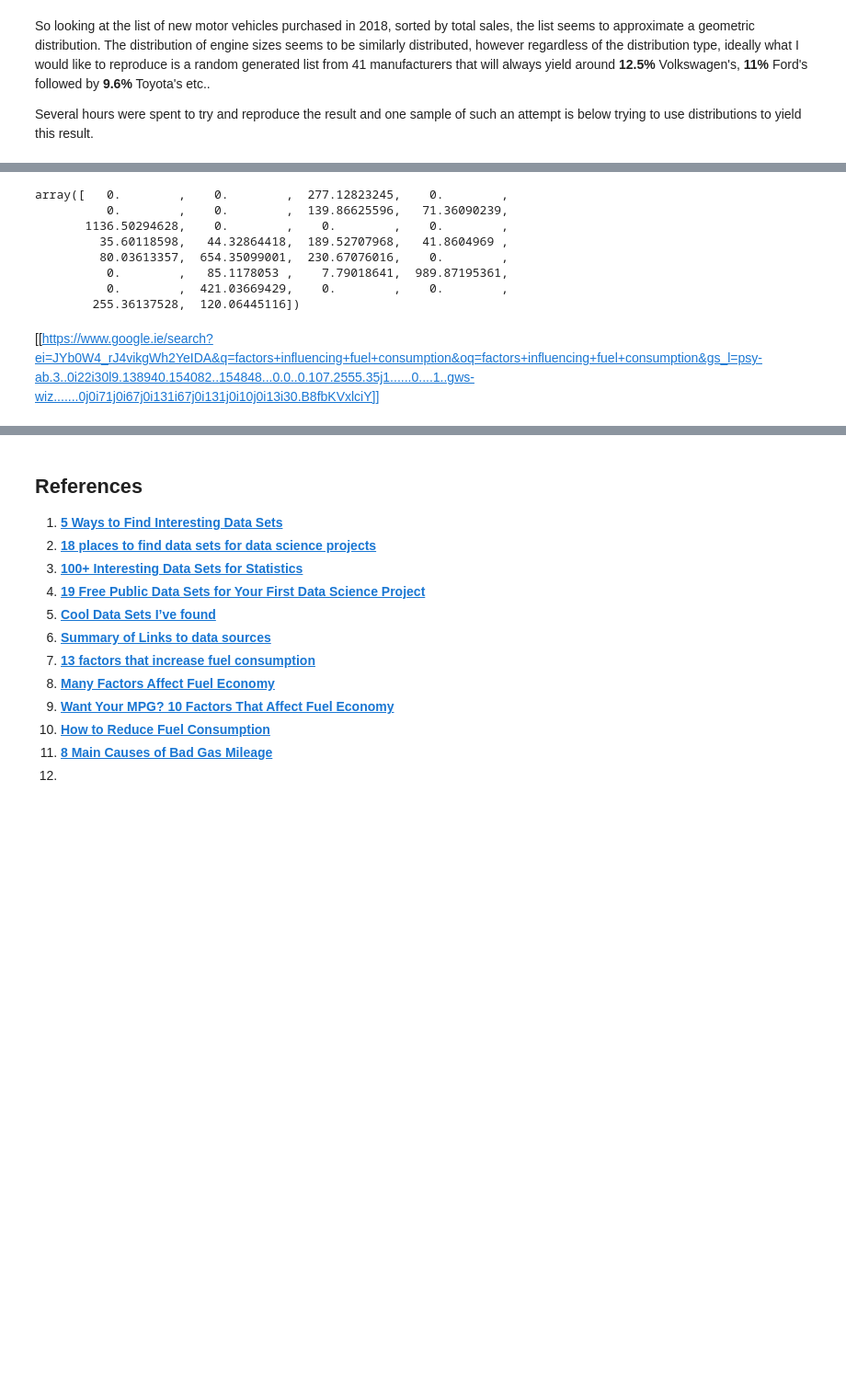
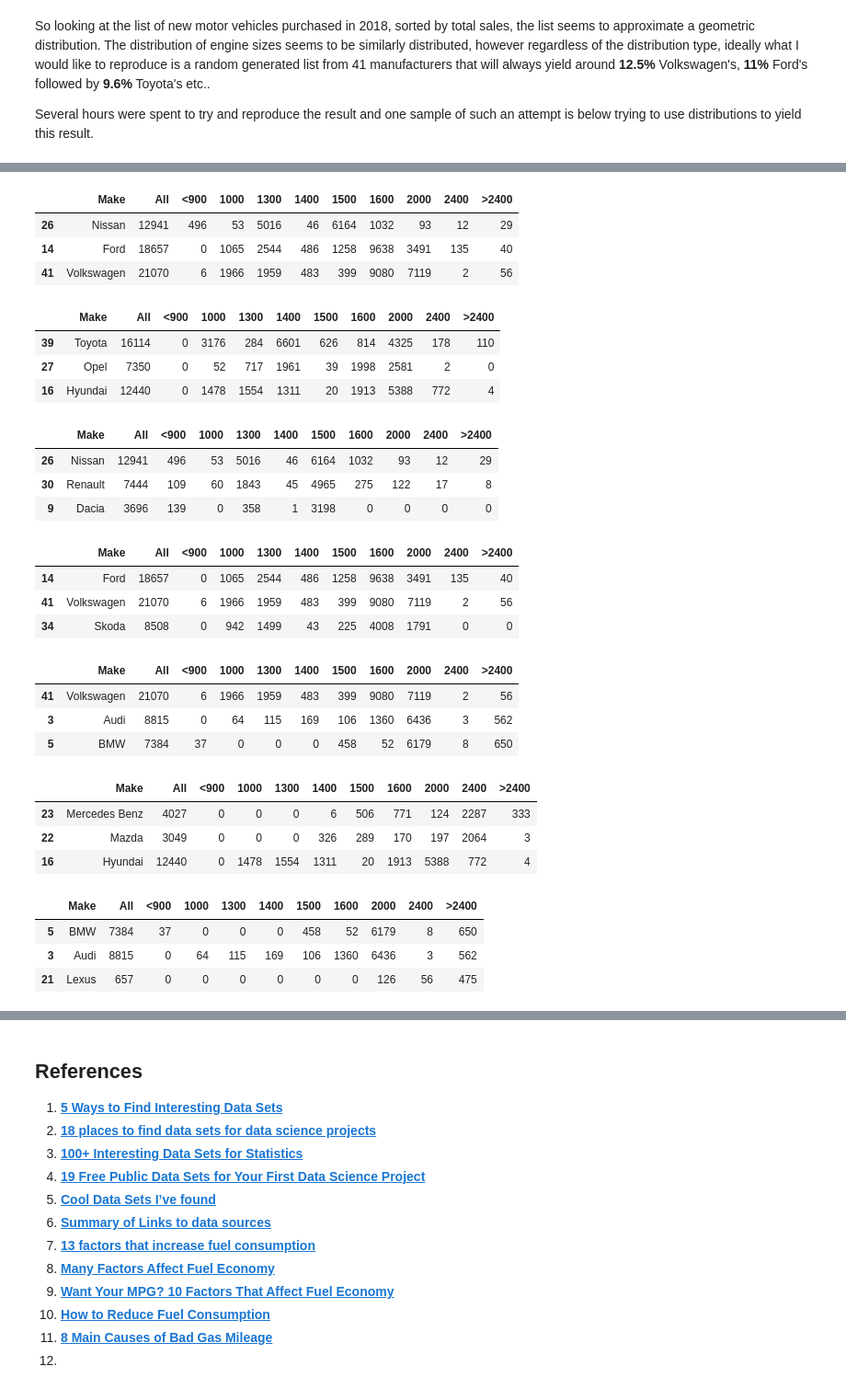
Before and after one commit to G00364778/52465_project, a Jupyter notebook: creating_a_realistic_fictional_dataset.ipynb, the cells around one changed output, grey strips where cells are left out. Shown at 92% size. Drawn from its saved outputs; the diff is of its cells as text; code cells hidden in the pictures; blank space fills up the shorter version.

```diff
--- a/creating_a_realistic_fictional_dataset.ipynb
+++ b/creating_a_realistic_fictional_dataset.ipynb
@@ -211,15 +241,49 @@ Type      |Urban, Rural, Highway       |text       |Bernoulli
-# %%
-import numpy.random as rnd
-d=rnd.noncentral_chisquare(10,1,30)**2*rnd.randint(3,size=30)
-d
-# %% [output]
-array([   0.        ,    0.        ,  277.12823245,    0.        ,
-          0.        ,    0.        ,  139.86625596,   71.36090239,
-       1136.50294628,    0.        ,    0.        ,    0.        ,
-         35.60118598,   44.32864418,  189.52707968,   41.8604969 ,
-         80.03613357,  654.35099001,  230.67076016,    0.        ,
-          0.        ,   85.1178053 ,    7.79018641,  989.87195361,
-          0.        ,  421.03669429,    0.        ,    0.        ,
-        255.36137528,  120.06445116])
-# %% [markdown]
-[[https://www.google.ie/search?ei=JYb0W4_rJ4vikgWh2YeIDA&q=factors+influencing+fuel+consumption&oq=factors+influencing+fuel+consumption&gs_l=psy-ab.3..0i22i30l9.138940.154082..154848...0.0..0.107.2555.35j1......0....1..gws-wiz.......0j0i71j0i67j0i131i67j0i131j0i10j0i13i30.B8fbKVxlciY]]
+# %%
+makes.sort_values('1300', ascending=False).head(3)
+# %% [output]
+|  | Make | All | <900 | 1000 | 1300 | 1400 | 1500 | 1600 | 2000 | 2400 | >2400 |
+| 26 | Nissan | 12941 | 496 | 53 | 5016 | 46 | 6164 | 1032 | 93 | 12 | 29 |
+| 14 | Ford | 18657 | 0 | 1065 | 2544 | 486 | 1258 | 9638 | 3491 | 135 | 40 |
+| 41 | Volkswagen | 21070 | 6 | 1966 | 1959 | 483 | 399 | 9080 | 7119 | 2 | 56 |
+# %%
+makes.sort_values('1400', ascending=False).head(3)
+# %% [output]
+|  | Make | All | <900 | 1000 | 1300 | 1400 | 1500 | 1600 | 2000 | 2400 | >2400 |
+| 39 | Toyota | 16114 | 0 | 3176 | 284 | 6601 | 626 | 814 | 4325 | 178 | 110 |
+| 27 | Opel | 7350 | 0 | 52 | 717 | 1961 | 39 | 1998 | 2581 | 2 | 0 |
+| 16 | Hyundai | 12440 | 0 | 1478 | 1554 | 1311 | 20 | 1913 | 5388 | 772 | 4 |
+# %%
+makes.sort_values('1500', ascending=False).head(3)
+# %% [output]
+|  | Make | All | <900 | 1000 | 1300 | 1400 | 1500 | 1600 | 2000 | 2400 | >2400 |
+| 26 | Nissan | 12941 | 496 | 53 | 5016 | 46 | 6164 | 1032 | 93 | 12 | 29 |
+| 30 | Renault | 7444 | 109 | 60 | 1843 | 45 | 4965 | 275 | 122 | 17 | 8 |
+| 9 | Dacia | 3696 | 139 | 0 | 358 | 1 | 3198 | 0 | 0 | 0 | 0 |
+# %%
+makes.sort_values('1600', ascending=False).head(3)
+# %% [output]
+|  | Make | All | <900 | 1000 | 1300 | 1400 | 1500 | 1600 | 2000 | 2400 | >2400 |
+| 14 | Ford | 18657 | 0 | 1065 | 2544 | 486 | 1258 | 9638 | 3491 | 135 | 40 |
+| 41 | Volkswagen | 21070 | 6 | 1966 | 1959 | 483 | 399 | 9080 | 7119 | 2 | 56 |
+| 34 | Skoda | 8508 | 0 | 942 | 1499 | 43 | 225 | 4008 | 1791 | 0 | 0 |
+# %%
+makes.sort_values('2000', ascending=False).head(3)
+# %% [output]
+|  | Make | All | <900 | 1000 | 1300 | 1400 | 1500 | 1600 | 2000 | 2400 | >2400 |
+| 41 | Volkswagen | 21070 | 6 | 1966 | 1959 | 483 | 399 | 9080 | 7119 | 2 | 56 |
+| 3 | Audi | 8815 | 0 | 64 | 115 | 169 | 106 | 1360 | 6436 | 3 | 562 |
+| 5 | BMW | 7384 | 37 | 0 | 0 | 0 | 458 | 52 | 6179 | 8 | 650 |
+# %%
+makes.sort_values('2400', ascending=False).head(3)
+# %% [output]
+|  | Make | All | <900 | 1000 | 1300 | 1400 | 1500 | 1600 | 2000 | 2400 | >2400 |
+| 23 | Mercedes Benz | 4027 | 0 | 0 | 0 | 6 | 506 | 771 | 124 | 2287 | 333 |
+| 22 | Mazda | 3049 | 0 | 0 | 0 | 326 | 289 | 170 | 197 | 2064 | 3 |
+| 16 | Hyundai | 12440 | 0 | 1478 | 1554 | 1311 | 20 | 1913 | 5388 | 772 | 4 |
+# %%
+makes.sort_values('>2400', ascending=False).head(3)
+# %% [output]
+|  | Make | All | <900 | 1000 | 1300 | 1400 | 1500 | 1600 | 2000 | 2400 | >2400 |
+| 5 | BMW | 7384 | 37 | 0 | 0 | 0 | 458 | 52 | 6179 | 8 | 650 |
+| 3 | Audi | 8815 | 0 | 64 | 115 | 169 | 106 | 1360 | 6436 | 3 | 562 |
+| 21 | Lexus | 657 | 0 | 0 | 0 | 0 | 0 | 0 | 126 | 56 | 475 |
```
Also changed, not shown: parts of 25 cells of this notebook, 1 other file.
